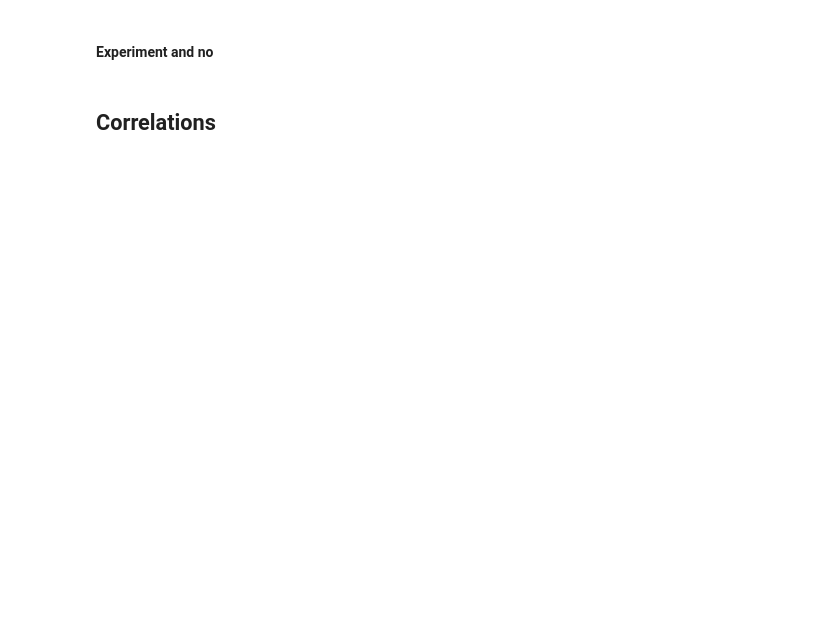
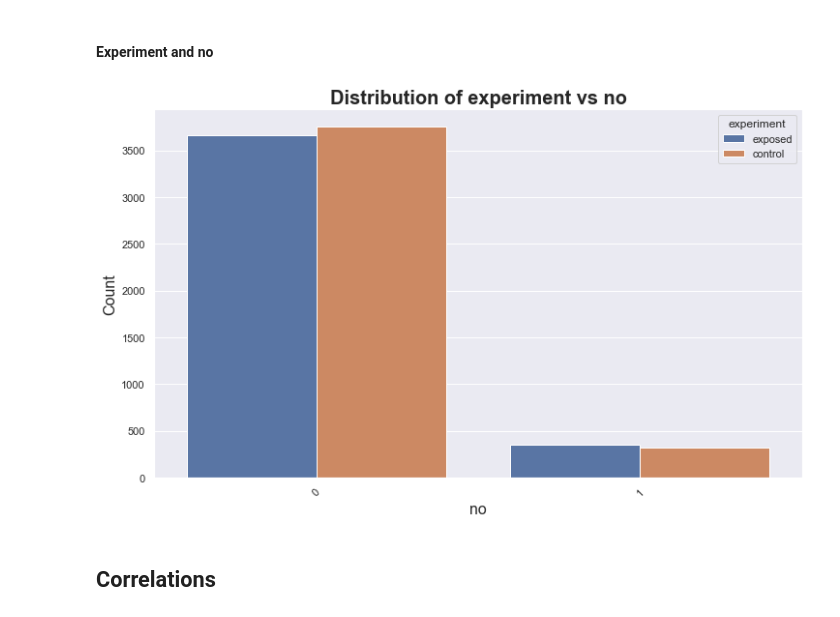
Before and after one commit to 10X-groups/AB-testing, a Jupyter notebook: notebooks/EDA.ipynb, the cells around one changed output. Saved outputs shown, nothing was run; the diff lists cells and outputs as text; code cells hidden in the pictures; blank space fills up the shorter version.

```diff
--- a/notebooks/EDA.ipynb
+++ b/notebooks/EDA.ipynb
@@ -233,4 +373,8 @@ Error:
 # %% [markdown]
 #### Experiment and no
+# %%
+visualizer.plot_count(df, 'no', 'experiment', 'experiment vs no')
+# %% [output]
+[figure, added]
 # %% [markdown]
 ## Correlations
```
Also changed, not shown: parts of 34 cells of this notebook, 3 other files.
